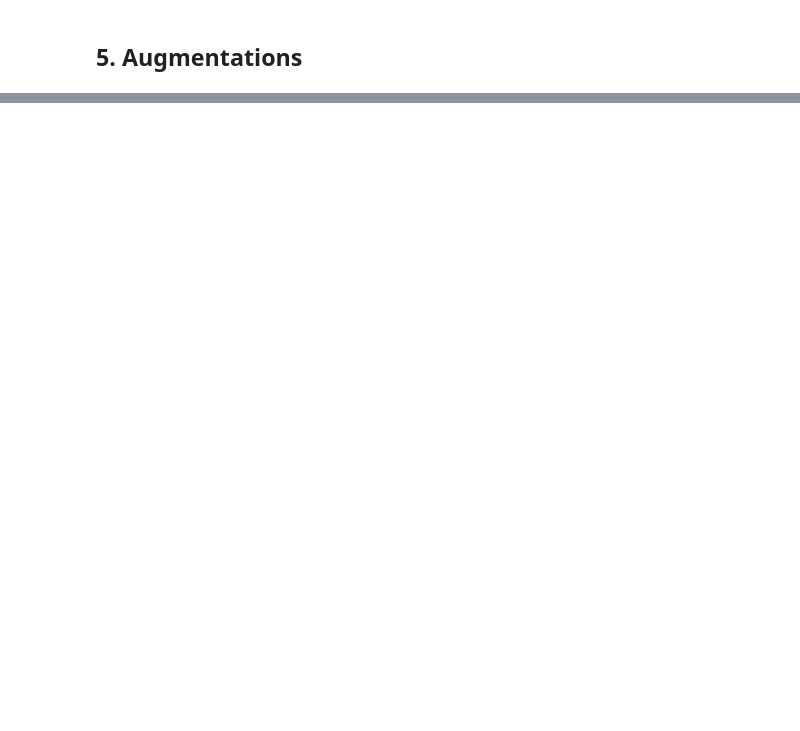
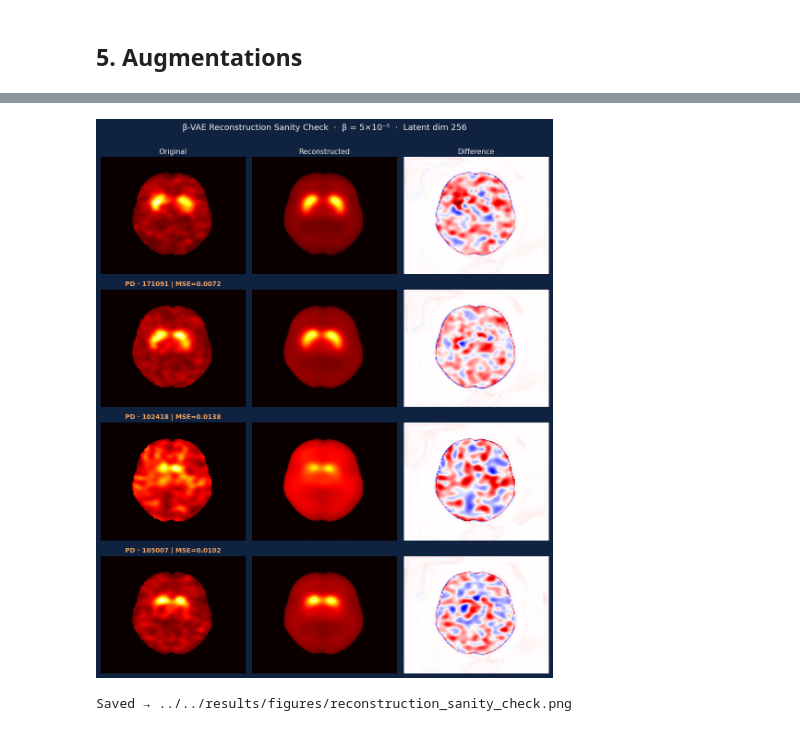
Before and after one commit to natnael1193/Unsupervised-Parkisnson-Imaging-Analysis, a Jupyter notebook: notebooks/pipeline/5_8_augmentation_experiment.ipynb, the cells around one changed output, grey strips where cells are left out. Cells and saved outputs as stored; diff of their text form; code cells hidden in the pictures; blank space fills up the shorter version.

```diff
--- a/notebooks/pipeline/5_8_augmentation_experiment.ipynb
+++ b/notebooks/pipeline/5_8_augmentation_experiment.ipynb
@@ -879,3 +529,73 @@ Subjects selected: 4
+# %%
+# Encode then decode a sample of subjects.
+# If preprocessing is correct, reconstructed should show the striatal hotspots.
+
+N_SHOW = 4  # number of subjects to visualize
+
+sanity_results = []
+with torch.no_grad():
+    for idx, row in tqdm(df_selected.head(20).iterrows(), total=20):
+        try:
+            vol, _   = load_dicom(row['dcm_path'])
+            vol      = normalize_volume(vol)
+            tensor   = vol_to_tensor(vol)
+            recon, mu = model(tensor)
+
+            orig_np  = tensor[0, 0].cpu().numpy()   # (64, 128, 128)
+            recon_np = recon[0, 0].cpu().numpy()     # (64, 128, 128)
+            mse      = np.mean((orig_np - recon_np) ** 2)
+
+            sanity_results.append({
+                'PATNO': row['PATNO'],
+                'label': row['label'],
+                'orig':  orig_np,
+                'recon': recon_np,
+                'mse':   mse,
+            })
+        except Exception as e:
+            print(f"  Skipping {row['PATNO']}: {e}")
+
+# ── Plot N_SHOW random subjects ────────────────────────────────────────────
+import random
+sample = random.sample(sanity_results, N_SHOW)
+
+fig, axes = plt.subplots(N_SHOW, 3, figsize=(10, 3 * N_SHOW), facecolor='#0F2240')
+
+for si, res in enumerate(sample):
+    o    = res['orig'][30, :, :]    # axial z=30 — striatal level
+    r    = res['recon'][30, :, :]
+    diff = o - r
+    vmax = max(o.max(), r.max()) + 1e-8
+    lc   = '#7ECFC0' if res['label'] == 'HC' else '#F4A261'
+
+    axes[si, 0].imshow(o,    cmap='hot', vmin=0, vmax=vmax, aspect='auto')
+    axes[si, 0].set_title(f"{res['label']} · {res['PATNO'][:10]} | MSE={res['mse']:.4f}",
+                          color=lc, fontsize=10, fontweight='bold')
+    axes[si, 0].set_ylabel('Axial z=30\n(striatum)', color='#A8C0C0',
+                            fontsize=8, rotation=0, labelpad=55, va='center')
+    axes[si, 0].axis('off')
+
+    axes[si, 1].imshow(r,    cmap='hot', vmin=0, vmax=vmax, aspect='auto')
+    axes[si, 1].axis('off')
+
+    axes[si, 2].imshow(diff, cmap='seismic', vmin=-1, vmax=1, aspect='auto')
+    axes[si, 2].axis('off')
+
+# Column headers
+for col, title in enumerate(['Original', 'Reconstructed', 'Difference']):
+    axes[0, col].set_title(title, color='#F5F2EC', fontsize=11, pad=4)
+
+fig.suptitle('β-VAE Reconstruction Sanity Check  ·  β = 5×10⁻⁵  ·  Latent dim 256',
+             fontsize=13, color='#F5F2EC', y=1.005)
+
+plt.tight_layout()
+out_path = os.path.join(FIGURES_DIR, 'reconstruction_sanity_check.png')
+plt.savefig(out_path, dpi=130, bbox_inches='tight', facecolor='#0F2240')
+plt.show()
+print(f"Saved → {out_path}")
+# %% [output]
+[figure, added]
+Saved → ../../results/figures/reconstruction_sanity_check.png
 # %%
 import matplotlib.gridspec as gridspec
 
```
Also changed, not shown: parts of 31 cells of this notebook, 6 other files.
